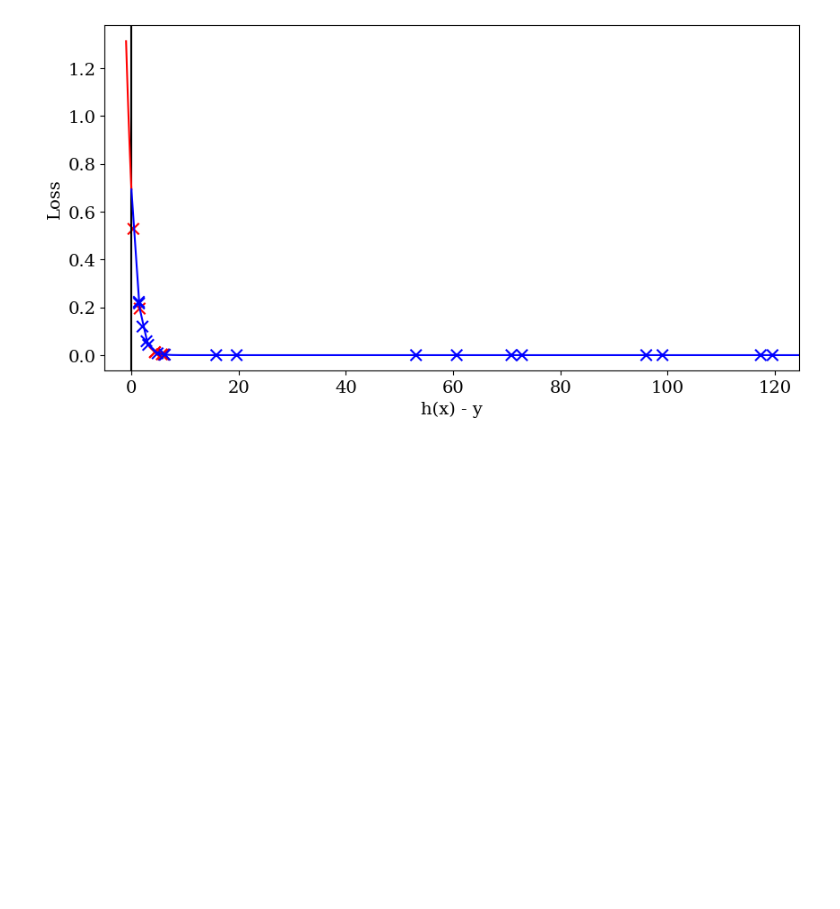
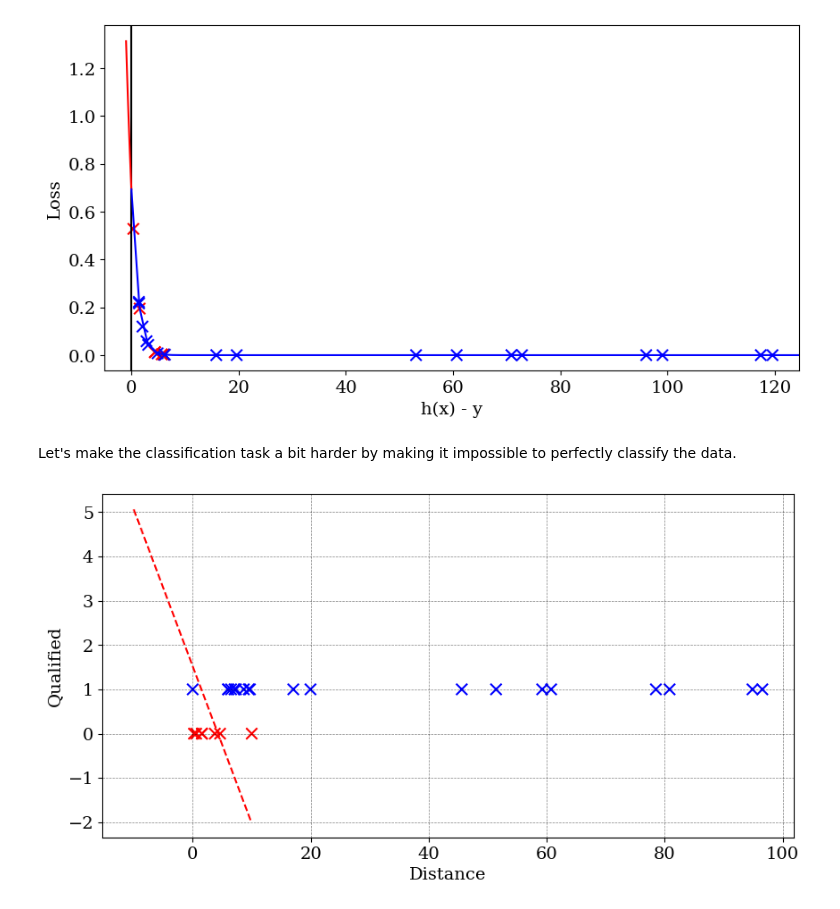
Before and after one commit to cs349f25/notebooks, a Jupyter notebook: classification_demo.ipynb, the cells around one changed output. Saved outputs shown, nothing was run; the diff lists cells and outputs as text; code cells hidden in the pictures; blank space fills up the shorter version.

```diff
--- a/classification_demo.ipynb
+++ b/classification_demo.ipynb
@@ -121,9 +121,13 @@ Let's consider a small change to your dataset. Instead of having runners who ran
 # %%
 x2 = x + [entry * 100 for entry in np.random.rand(12, 1)] # The upper limit is 100 km.
 x_test2 = x_test + [entry * 100 for entry in np.random.rand(12, 1)]
+x2 = np.array(x2).reshape(-1, 1)
+x_test2 = np.array(x_test2).reshape(-1, 1)
 
 y2 = [1 if entry >= 5 else 0 for entry in x2]
 y_test2 = [1 if entry >= 5 else 0 for entry in x_test2]
+y2 = np.array(y2).reshape(-1, 1)
+y_test2 = np.array(y_test2).reshape(-1, 1)
 
 print ('%d train instances, %d test instances' % (len(x2), len(x_test2)))
 # %% [output]
@@ -323,3 +328,28 @@ _ = plt.scatter(logreg_raw_pred, logreg_loss, marker='x', color=colors, s=81)
 _ = plt.xlim(-5, max(logreg_raw_pred) + 5)
 # %% [output]
 [figure]
+# %% [markdown]
+Let's make the classification task a bit harder by making it impossible to perfectly classify the data.
+# %%
+x3 = np.concatenate([x2, np.array([[10, 0]]).T], axis=0)
+y3 = np.concatenate([y2, np.array([[0, 1]]).T], axis=0)
+
+log_regression2 = LogisticRegression()
+log_regression2.fit(pd.DataFrame(x3), y3)
+fig = plt.figure(figsize=(10,5))
+
+# We plot the LogReg decision boundary differently than the LinReg regression line
+x_vals = np.arange(-10, 10, .1)
+y_vals = -(x_vals * log_regression2.coef_[0][0] + log_regression2.intercept_[0])
+plt.plot(x_vals, y_vals, '--', c="red")
+
+xlabel = 'Distance'
+ylabel = 'Qualified'
+plt.xlabel(xlabel)
+plt.ylabel(ylabel)
+plt.grid(color='k', linestyle='--', linewidth=0.5, alpha=0.5)
+
+colors = [correct_color if y_ == 1 else wrong_color for y_ in y3]
+_ = plt.scatter(x3, y3, marker='x', color=colors, s=81)
+# %% [output]
+[figure, added]
```
Also changed, not shown: parts of 3 cells of this notebook, 1 other file.
